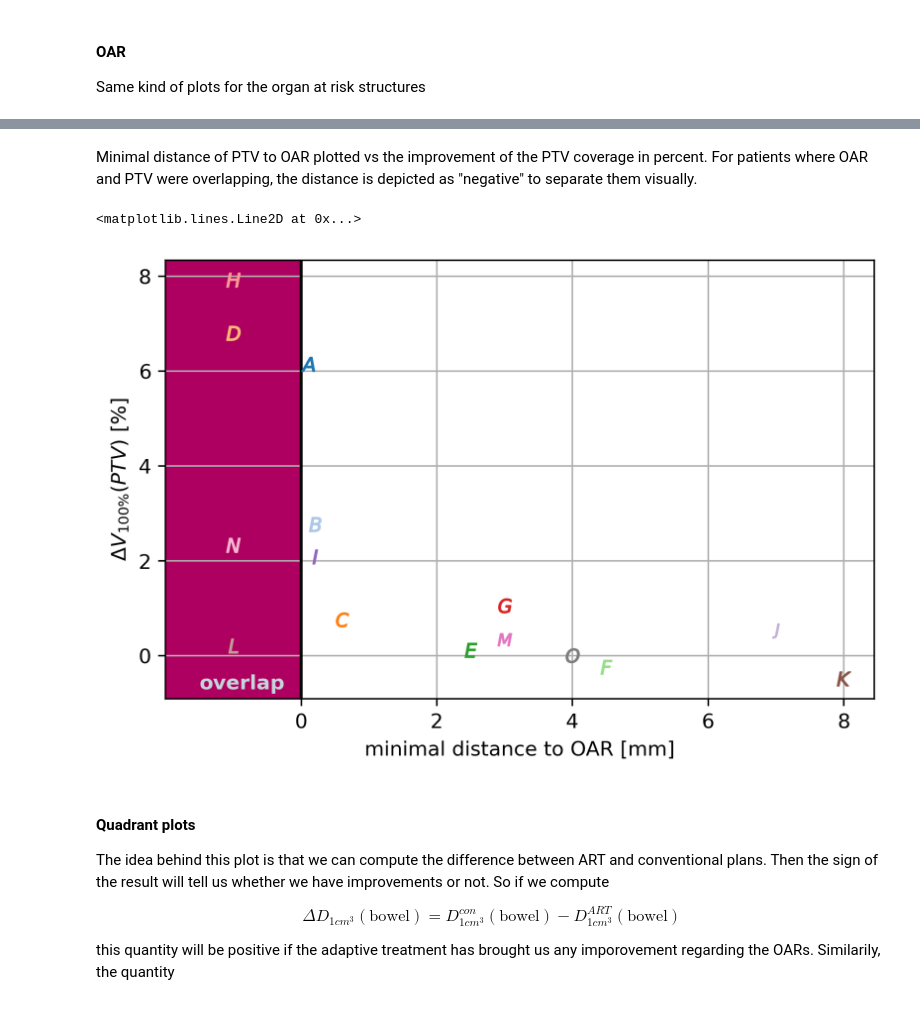
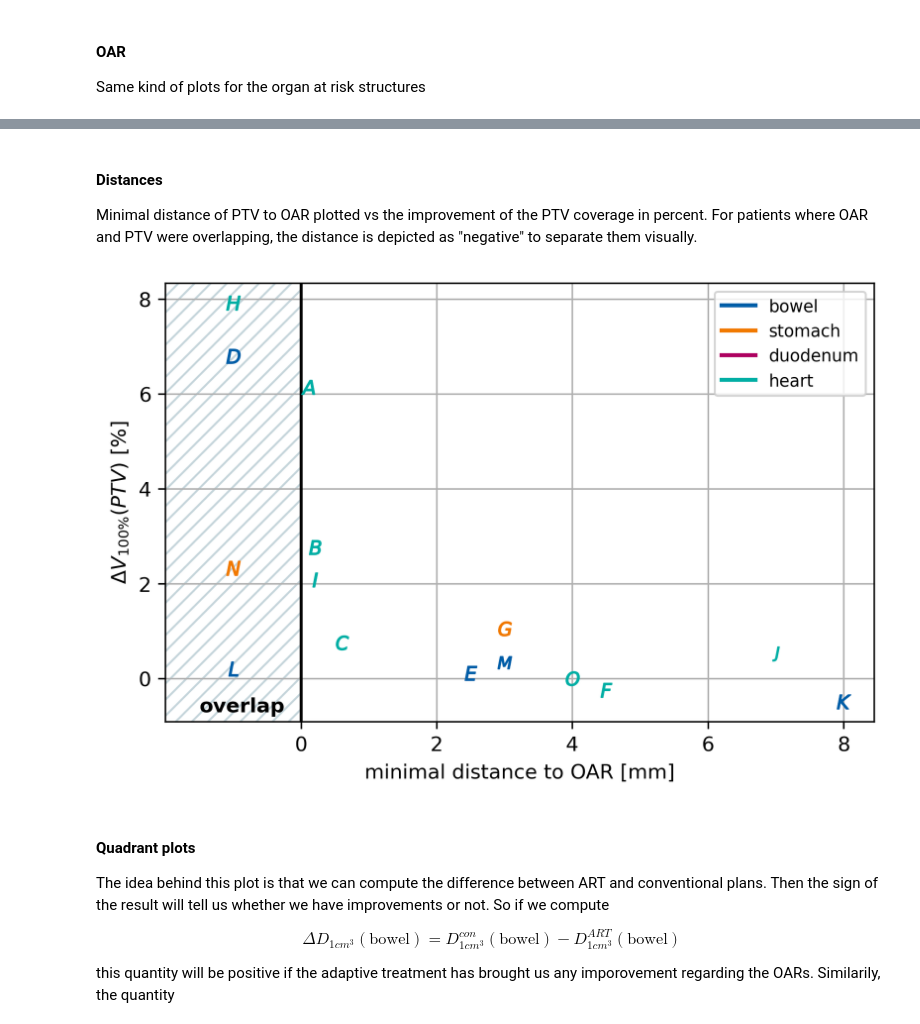
Before and after one commit to rmnldwg/liver-smart, a Jupyter notebook: analysis_public.ipynb, the cells around one changed output, grey strips where cells are left out. Drawn from its saved outputs; the diff is of its cells as text; code cells hidden in the pictures.

Commit message:
changed distance plot

```diff
--- a/analysis_public.ipynb
+++ b/analysis_public.ipynb
@@ -240,34 +241,43 @@ for i,s in enumerate(structures):
 # %% [output]
 [figure]
 # %% [markdown]
+#### Distances
 Minimal distance of PTV to OAR plotted vs the improvement of the PTV coverage in percent. For patients where OAR and PTV were overlapping, the distance is depicted as "negative" to separate them visually.
 # %%
+struct_dict = {"BOWEL": usz_blue, "STOMACH": usz_orange, "DUODENUM": usz_red, "HEART": usz_green}
 pat = distances["patient"].values
 dist = distances["distance"].values
 impro = distances["change"].values
+oar = [oar.upper() for oar in distances["organ"].values]
 
 
 fig, ax = plt.subplots(figsize=(6.3, 4))
 
 # ax.scatter(dist, impro, marker=letters[])
-[ax.scatter(x=dist[i],y=impro[i],c=i, s=50, lw=0.5, marker=letters[k], cmap="tab20", vmin=0, vmax=19, zorder=3) for i,k in enumerate(pat)];
+[ax.scatter(x=dist[i],y=impro[i],c=struct_dict[oar[i]], s=50, lw=0.5, marker=letters[k], cmap="tab20", vmin=0, vmax=19, zorder=3) for i,k in enumerate(pat)];
 ax.set_xlim(left=-2)
 ax.set_xticks(np.linspace(0., 8., 5))
 ax.set_xlabel("minimal distance to OAR [mm]", fontsize=10)
 ax.set_ylabel(r"$\Delta V_{100\%}(PTV)$ [%]", fontsize=10)
 ax.grid()
 
-rect = matplotlib.patches.Rectangle((-2,-1), 2, 10, color=usz_red)
+custom_lines = [Line2D([0], [0], color=usz_blue, lw=2),
+                Line2D([0], [0], color=usz_orange, lw=2),
+                Line2D([0], [0], color=usz_red, lw=2),
+                Line2D([0], [0], color=usz_green, lw=2)]
+ax.legend(custom_lines, [k.lower() for k in struct_dict], fontsize="small")
+
+matplotlib.rcParams["hatch.color"] = usz_gray
+rect = matplotlib.patches.Rectangle((-2,-1), 2, 10, hatch="///", alpha=0.)
 
 ax.add_patch(rect)
-ax.text(x=-1.5, y=-0.7, s="overlap", color=usz_gray, fontweight="bold")
+ax.text(x=-1.5, y=-0.7, s="overlap", color='k', fontweight="bold")
 ax.axvline(0., color="black")
 
 # plt.savefig(plot_path/"distance.png", bbox_inches="tight", dpi=300)
 # plt.savefig(plot_path/"distance.svg", bbox_inches="tight")
 # %% [output]
-<matplotlib.lines.Line2D at 0x...>
-[figure, old version]
+[figure, new version]
 # %% [markdown]
 #### Quadrant plots
 The idea behind this plot is that we can compute the difference between ART and conventional plans. Then the sign of the result will tell us whether we have improvements or not. So if we compute
```
Also changed, not shown: parts of 1 cell of this notebook, 2 other files.
